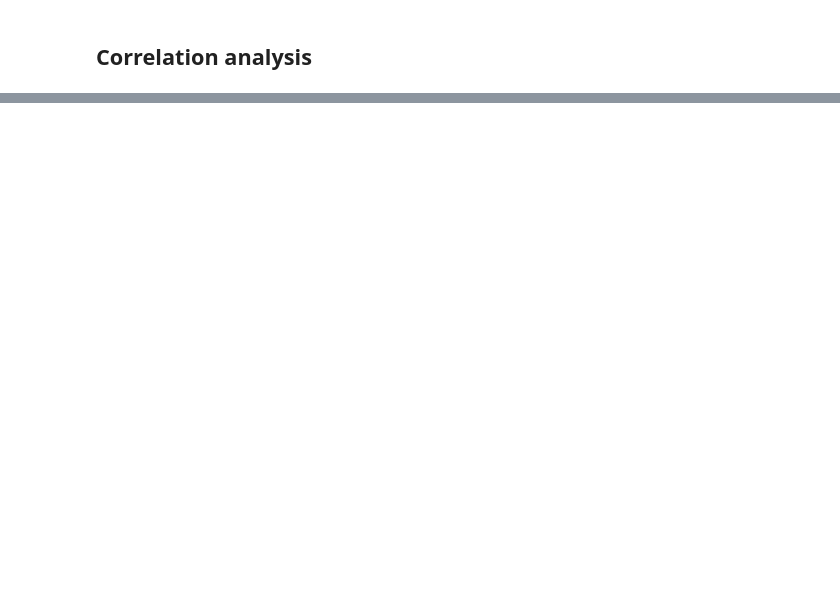
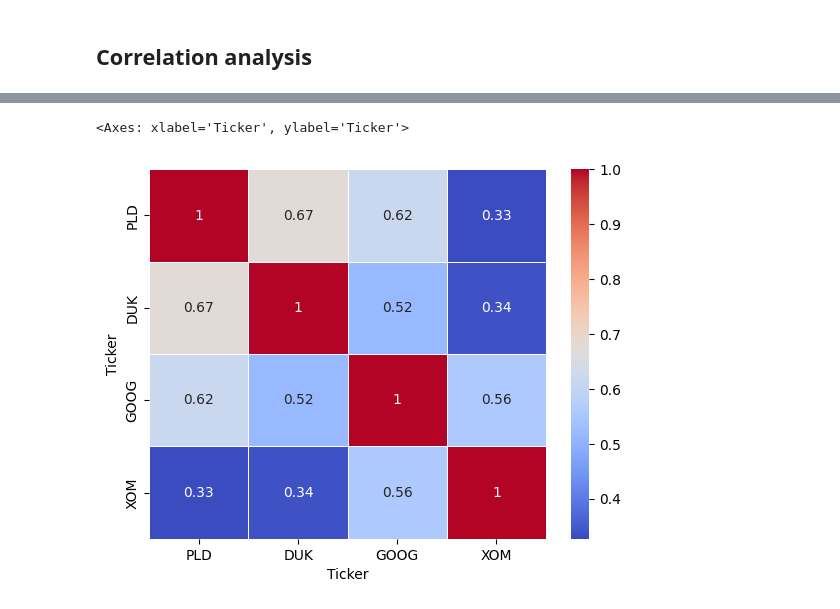
Before and after one commit to datavers/portfolio_idea, a Jupyter notebook: Portfolio.ipynb, the cells around one changed output, grey strips where cells are left out. Saved outputs shown, nothing was run; the diff lists cells and outputs as text; code cells hidden in the pictures; blank space fills up the shorter version.

```diff
--- a/Portfolio.ipynb
+++ b/Portfolio.ipynb
@@ -574,0 +244,11 @@ A befektetés inflációval korrigált értéke 2024-ben: 218828.28 HUF
+# %%
+stocks_close = stocks_data.xs("Close", level=1, axis=1)
+stocks_close.columns = stocks_close.columns.get_level_values(0)
+
+others_close = others_data.xs("Close", level=1, axis=1)
+others_close.columns = others_close.columns.get_level_values(0)
+# %%
+sns.heatmap(stocks_close.corr(), annot=True, cmap='coolwarm', linewidths=0.5)
+# %% [output]
+<Axes: xlabel='Ticker', ylabel='Ticker'>
+[figure, added]
```
Also changed, not shown: parts of 66 cells of this notebook.
